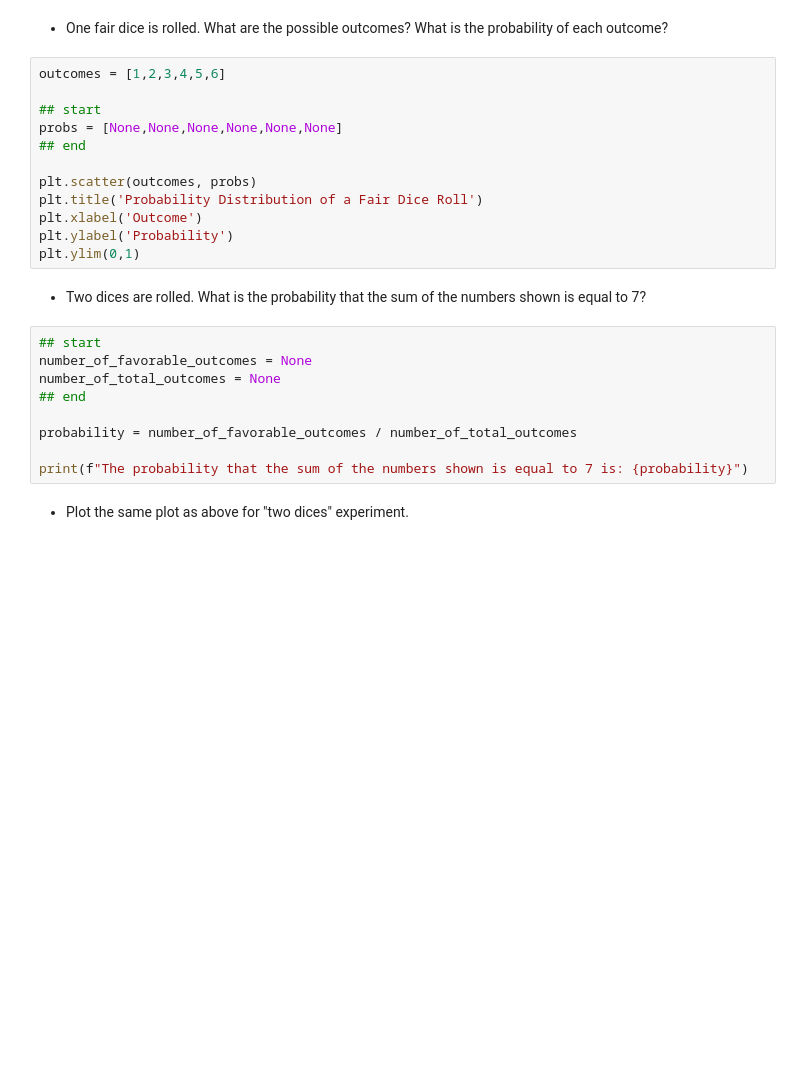
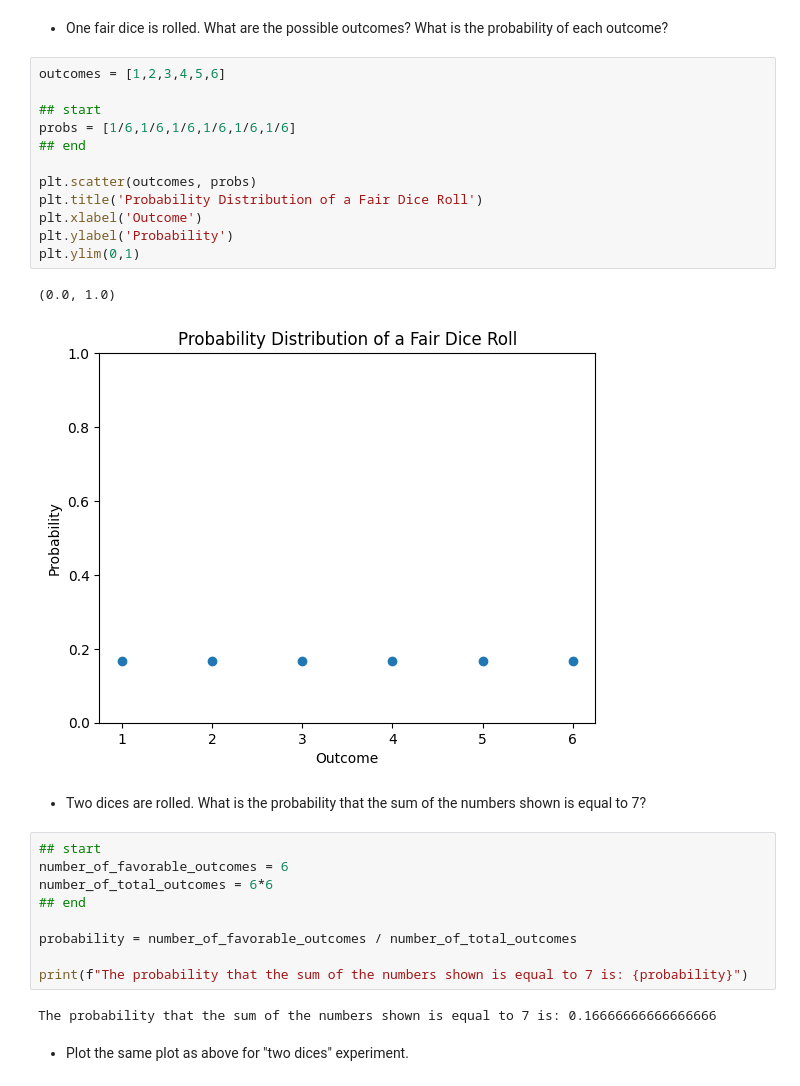
Before and after one commit to lalopezpa/stochastics, a Jupyter notebook: Tutorial_01.ipynb, the cells around one changed output. Cells and saved outputs as stored; diff of their text form; blank space fills up the shorter version.

```diff
--- a/Tutorial_01.ipynb
+++ b/Tutorial_01.ipynb
@@ -132,28 +142,33 @@ print(f"The probability that at least one item is defective is: {probability}")
 # %%
 outcomes = [1,2,3,4,5,6]
 
 ## start
-probs = [None,None,None,None,None,None]
+probs = [1/6,1/6,1/6,1/6,1/6,1/6]
 ## end
 
 plt.scatter(outcomes, probs)
 plt.title('Probability Distribution of a Fair Dice Roll')
 plt.xlabel('Outcome')
 plt.ylabel('Probability')
 plt.ylim(0,1)
+# %% [output]
+(0.0, 1.0)
+[figure, added]
 # %% [markdown]
 
 
 *   Two dices are rolled. What is the probability that the sum of the numbers shown is equal to 7?
 # %%
 ## start
-number_of_favorable_outcomes = None
-number_of_total_outcomes = None
+number_of_favorable_outcomes = 6
+number_of_total_outcomes = 6*6
 ## end
 
 probability = number_of_favorable_outcomes / number_of_total_outcomes
 
 print(f"The probability that the sum of the numbers shown is equal to 7 is: {probability}")
+# %% [output]
+The probability that the sum of the numbers shown is equal to 7 is: 0.16666666666666666
 # %% [markdown]
 
 
```
Also changed, not shown: parts of 8 cells of this notebook.
